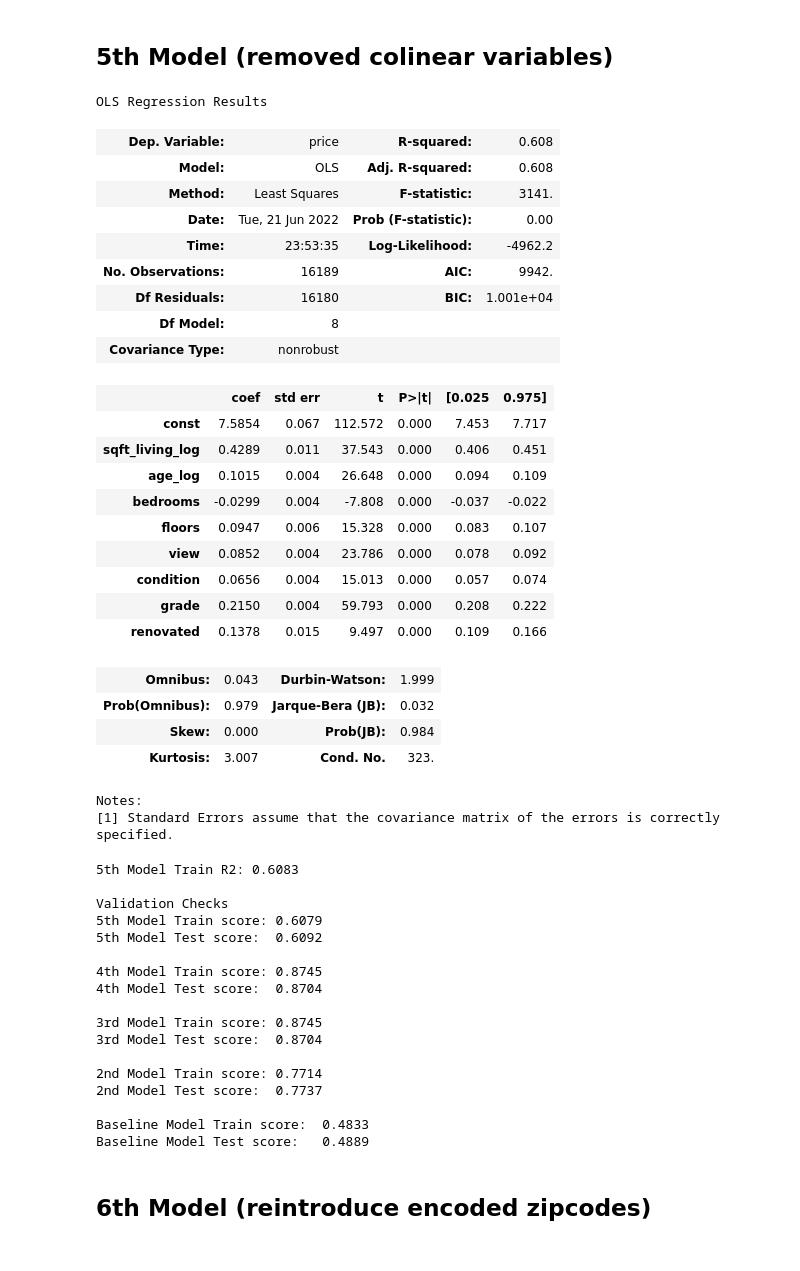
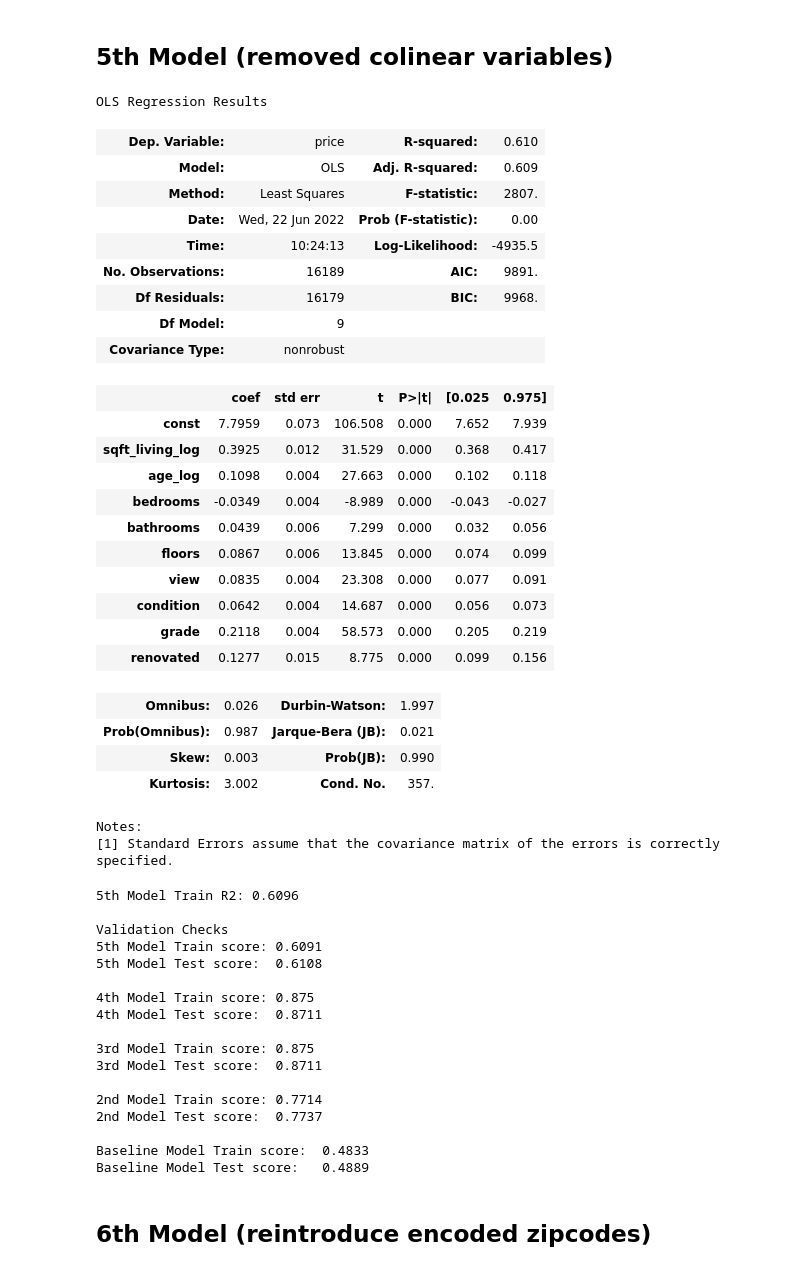
Before and after one commit to eric8395/Housing_Market_Linear_Regression, a Jupyter notebook: Housing Market Linear Regression.ipynb, the cells around one changed output. Saved outputs shown, nothing was run; the diff lists cells and outputs as text; code cells hidden in the pictures.

Commit message:
final model, finish colinearity checks

```diff
--- a/Housing Market Linear Regression.ipynb
+++ b/Housing Market Linear Regression.ipynb
@@ -1138,7 +1134,7 @@ X_third_train.head(2)
 # need to drop the extra repeat columns that werent logged
 X_third_train.drop(columns = ['age', 'sqft_lot15', 'sqft_living15',
                               'sqft_living', 'lat', 'long',
-                              'sqft_basement', 'sqft_above','bathrooms'], inplace = True)
+                              'sqft_basement', 'sqft_above'], inplace = True)
 # %%
 X_third_train.head()
 # %% [output]
@@ -1467,32 +1466,33 @@ X_fifth_train.head()
 # %%
 # fifth model after checking colinearity
 fifth_model_OLS = sm.OLS(endog=y_train, exog=sm.add_constant(X_fifth_train)).fit()
-fifth_model_OLS.sumamary()
+fifth_model_OLS.summary()
 # %% [output]
 OLS Regression Results
-| Dep. Variable: | price | R-squared: | 0.608 |
-| Model: | OLS | Adj. R-squared: | 0.608 |
-| Method: | Least Squares | F-statistic: | 3141. |
-| Date: | Tue, 21 Jun 2022 | Prob (F-statistic): | 0.00 |
-| Time: | 23:53:35 | Log-Likelihood: | -4962.2 |
-| No. Observations: | 16189 | AIC: | 9942. |
-| Df Residuals: | 16180 | BIC: | 1.001e+04 |
-| Df Model: | 8 |  |  |
+| Dep. Variable: | price | R-squared: | 0.610 |
+| Model: | OLS | Adj. R-squared: | 0.609 |
+| Method: | Least Squares | F-statistic: | 2807. |
+| Date: | Wed, 22 Jun 2022 | Prob (F-statistic): | 0.00 |
+| Time: | 10:24:13 | Log-Likelihood: | -4935.5 |
+| No. Observations: | 16189 | AIC: | 9891. |
+| Df Residuals: | 16179 | BIC: | 9968. |
+| Df Model: | 9 |  |  |
 | Covariance Type: | nonrobust |  |  |
 |  | coef | std err | t | P>|t| | [0.025 | 0.975] |
-| const | 7.5854 | 0.067 | 112.572 | 0.000 | 7.453 | 7.717 |
-| sqft_living_log | 0.4289 | 0.011 | 37.543 | 0.000 | 0.406 | 0.451 |
-| age_log | 0.1015 | 0.004 | 26.648 | 0.000 | 0.094 | 0.109 |
-| bedrooms | -0.0299 | 0.004 | -7.808 | 0.000 | -0.037 | -0.022 |
-| floors | 0.0947 | 0.006 | 15.328 | 0.000 | 0.083 | 0.107 |
-| view | 0.0852 | 0.004 | 23.786 | 0.000 | 0.078 | 0.092 |
-| condition | 0.0656 | 0.004 | 15.013 | 0.000 | 0.057 | 0.074 |
-| grade | 0.2150 | 0.004 | 59.793 | 0.000 | 0.208 | 0.222 |
-| renovated | 0.1378 | 0.015 | 9.497 | 0.000 | 0.109 | 0.166 |
+| const | 7.7959 | 0.073 | 106.508 | 0.000 | 7.652 | 7.939 |
+| sqft_living_log | 0.3925 | 0.012 | 31.529 | 0.000 | 0.368 | 0.417 |
+| age_log | 0.1098 | 0.004 | 27.663 | 0.000 | 0.102 | 0.118 |
+| bedrooms | -0.0349 | 0.004 | -8.989 | 0.000 | -0.043 | -0.027 |
+| bathrooms | 0.0439 | 0.006 | 7.299 | 0.000 | 0.032 | 0.056 |
+| floors | 0.0867 | 0.006 | 13.845 | 0.000 | 0.074 | 0.099 |
+| view | 0.0835 | 0.004 | 23.308 | 0.000 | 0.077 | 0.091 |
+| condition | 0.0642 | 0.004 | 14.687 | 0.000 | 0.056 | 0.073 |
+| grade | 0.2118 | 0.004 | 58.573 | 0.000 | 0.205 | 0.219 |
+| renovated | 0.1277 | 0.015 | 8.775 | 0.000 | 0.099 | 0.156 |
-| Omnibus: | 0.043 | Durbin-Watson: | 1.999 |
-| Prob(Omnibus): | 0.979 | Jarque-Bera (JB): | 0.032 |
-| Skew: | 0.000 | Prob(JB): | 0.984 |
-| Kurtosis: | 3.007 | Cond. No. | 323. |
+| Omnibus: | 0.026 | Durbin-Watson: | 1.997 |
+| Prob(Omnibus): | 0.987 | Jarque-Bera (JB): | 0.021 |
+| Skew: | 0.003 | Prob(JB): | 0.990 |
+| Kurtosis: | 3.002 | Cond. No. | 357. |
 Notes:
 [1] Standard Errors assume that the covariance matrix of the errors is correctly specified.
 # %%
@@ -1531,17 +1531,17 @@ print()
 print("Baseline Model Train score: ", round(baseline_scores["train_score"].mean(),4))
 print("Baseline Model Test score:  ", round(baseline_scores["test_score"].mean(),4))
 # %% [output]
-5th Model Train R2: 0.6083
+5th Model Train R2: 0.6096
 
 Validation Checks
-5th Model Train score: 0.6079
-5th Model Test score:  0.6092
+5th Model Train score: 0.6091
+5th Model Test score:  0.6108
 
-4th Model Train score: 0.8745
-4th Model Test score:  0.8704
+4th Model Train score: 0.875
+4th Model Test score:  0.8711
 
-3rd Model Train score: 0.8745
-3rd Model Test score:  0.8704
+3rd Model Train score: 0.875
+3rd Model Test score:  0.8711
 
 2nd Model Train score: 0.7714
 2nd Model Test score:  0.7737
```
Also changed, not shown: parts of 46 cells of this notebook.
